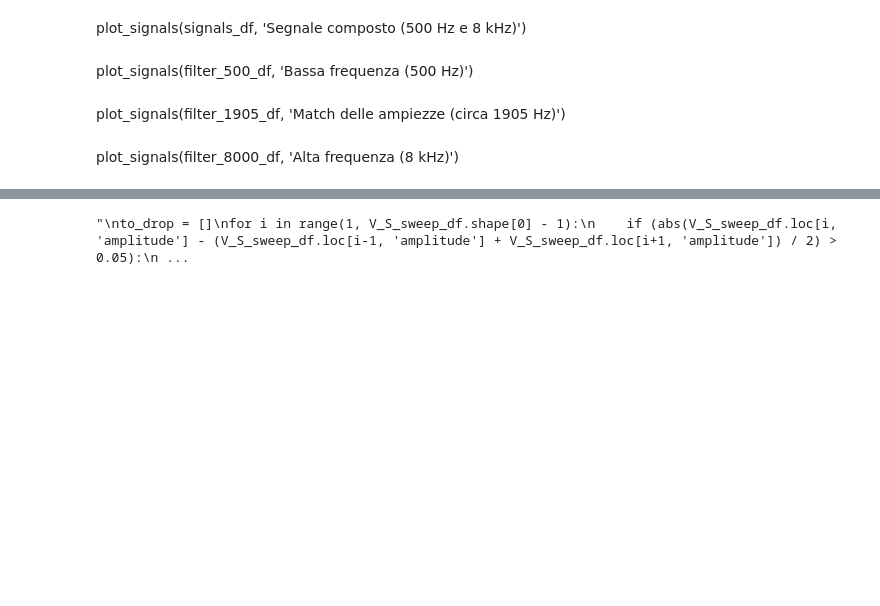
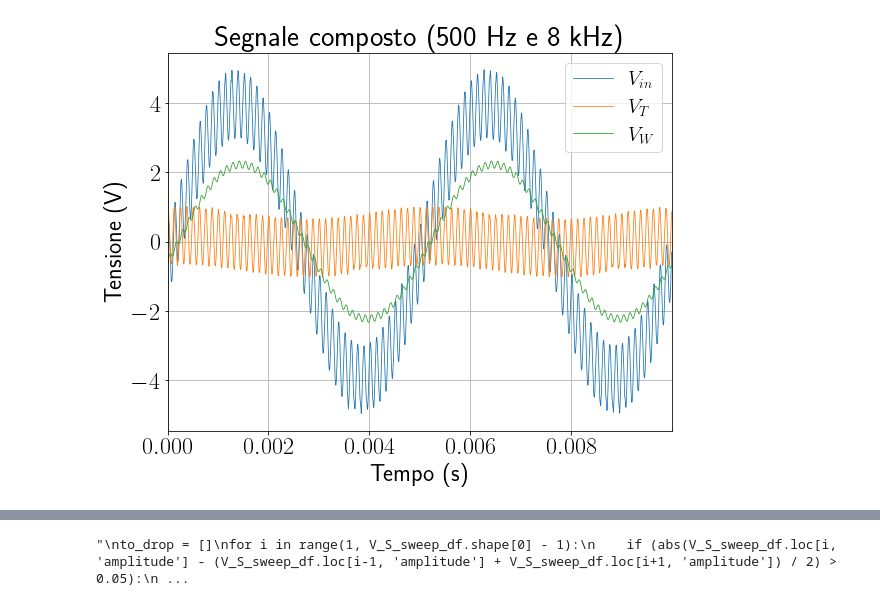
Before and after one commit to lusvelt/crossover-filter, a Jupyter notebook: analysis/Analysis.ipynb, the cells around one changed output, grey strips where cells are left out. Drawn from its saved outputs; the diff is of its cells as text; code cells hidden in the pictures; blank space fills up the shorter version.

```diff
--- a/analysis/Analysis.ipynb
+++ b/analysis/Analysis.ipynb
@@ -9,0 +13,3 @@ from scipy.optimize import curve_fit
+# %%
+width = 7
+figsize=(width, width*3/4)
@@ -61,24 +75,21 @@ V_W_sweep_df['phase'] -= phase_offset
 # %%
-def plot_signals(df, title):
-    fig = plt.figure(figsize=(8,6))
+def plot_signals(df, title, lw=0.8):
+    cm = 1/2.54
+    fig = plt.figure(figsize=figsize)
 
     axes = fig.add_axes([0,0,1,1])
 
-    axes.plot(df['time'], df['V_S'], label='Segnale', lw=0.8)
-    axes.plot(df['time'], df['V_T'], label='Tweeter', lw=0.8)
-    axes.plot(df['time'], df['V_W'], label='Woofer', lw=0.8)
+    axes.plot(df['time'], df['V_S'], label=r'$V_{in}$', lw=lw)
+    axes.plot(df['time'], df['V_T'], label=r'$V_T$', lw=lw)
+    axes.plot(df['time'], df['V_W'], label=r'$V_W$', lw=lw)
     axes.margins(x=0)
     axes.set_xlabel('Tempo (s)')
     axes.set_ylabel('Tensione (V)')
     axes.set_title(title)
 
-    axes.legend()
+    axes.legend(loc='upper right')
     axes.grid()
-# %% [markdown]
-plot_signals(signals_df, 'Segnale composto (500 Hz e 8 kHz)')
-# %% [markdown]
-plot_signals(filter_500_df, 'Bassa frequenza (500 Hz)')
-# %% [markdown]
-plot_signals(filter_1905_df, 'Match delle ampiezze (circa 1905 Hz)')
-# %% [markdown]
-plot_signals(filter_8000_df, 'Alta frequenza (8 kHz)')
+# %%
+plot_signals(signals_df, 'Segnale composto (500 Hz e 8 kHz)')
+# %% [output]
+[figure, added]
```
Also changed, not shown: parts of 60 cells of this notebook, 3 other files.
